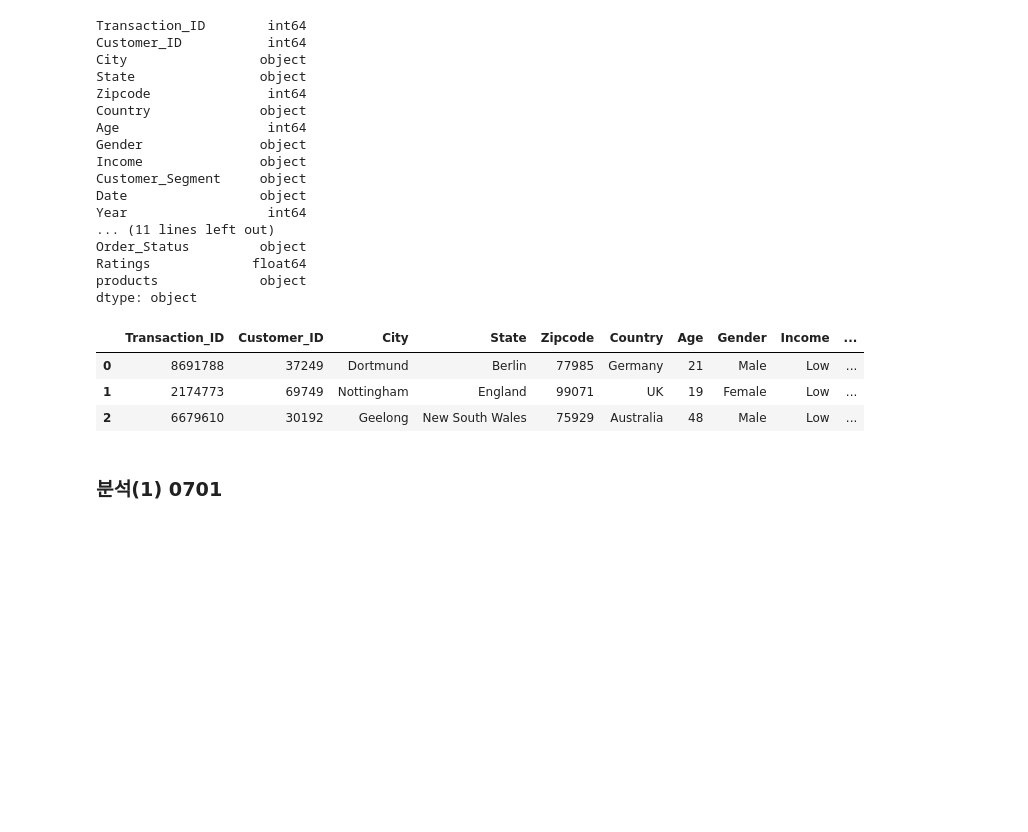
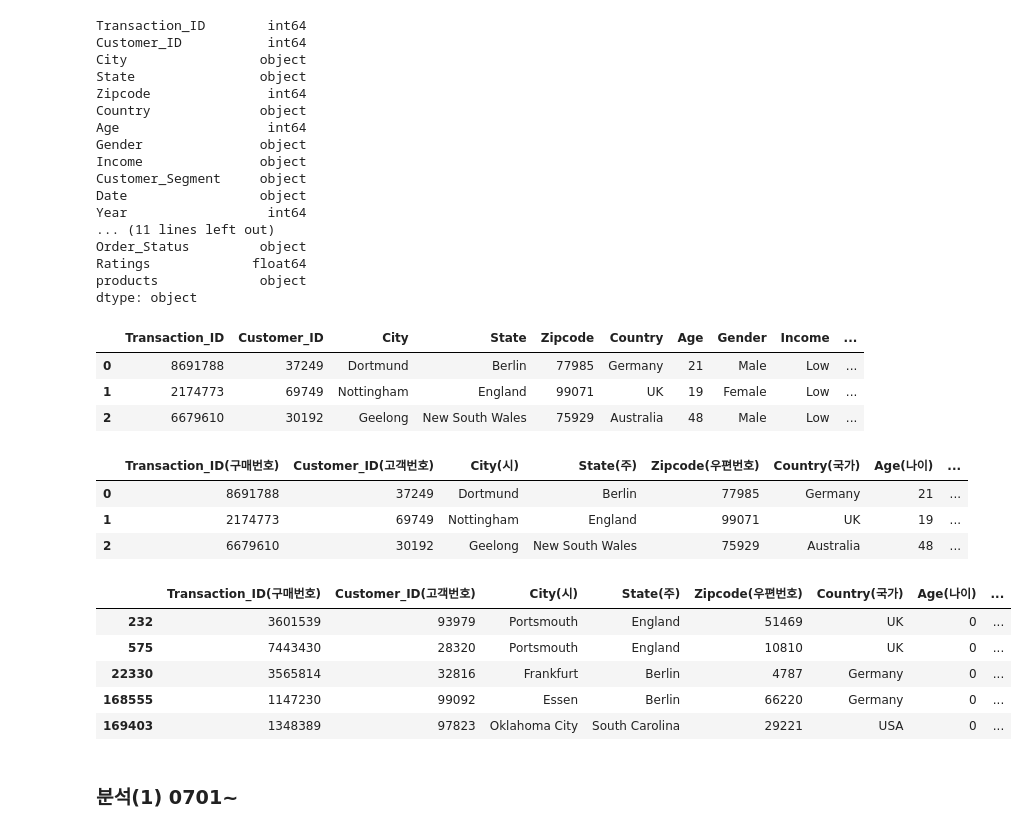
Before and after one commit to youscd/Retail_data_Analysis, a Jupyter notebook: project.ipynb, the cells around one changed output. Cells and saved outputs as stored; diff of their text form; code cells hidden in the pictures; blank space fills up the shorter version.

```diff
--- a/project.ipynb
+++ b/project.ipynb
@@ -139,4 +135,48 @@ df_notnull[:3]
 | 0 | 8691788 | 37249 | Dortmund | Berlin | 77985 | Germany | 21 | Male | Low | ... |
 | 1 | 2174773 | 69749 | Nottingham | England | 99071 | UK | 19 | Female | Low | ... |
 | 2 | 6679610 | 30192 | Geelong | New South Wales | 75929 | Australia | 48 | Male | Low | ... |
+# %%
+# 컬럼 이름 변경
+df_notnull.rename(columns={'Transaction_ID': 'Transaction_ID(구매번호)',
+                           'Customer_ID': 'Customer_ID(고객번호)',
+                           'City': 'City(시)',
+                           'State': 'State(주)',
+                           'Zipcode': 'Zipcode(우편번호)',
+                           'Country': 'Country(국가)',
+                           'Age': 'Age(나이)',
+                           'Gender': 'Gender(성별)',
+                           'Income': 'Income(소득수준)',
+                           'Customer_Segment': 'Customer_Segment(소비등급)',
+                           'Date': 'Date(구매날짜)',
+                           'Year': 'Year(연도)',
+                           'Month': 'Month(월)',
+                           'Time': 'Time(시간)',
+                           'Total_Purchases': 'Total_Purchases(총구매수)',
+                           'Amount': 'Amount(금액)',
+                           'Total_Amount': 'Total_Amount(총구매금액)',
+                           'Product_Category': 'Product_Category(카테고리)',
+                           'Product_Brand': 'Product_Brand(브랜드)',
+                           'Product_Type': 'Product_Type(상품유형)',
+                           'Feedback': 'Feedback(피드백)',
+                           'Shipping_Method': 'Shipping_Method(배송방법)',
+                           'Payment_Method': 'Payment_Method(결제방법)',
+                           'Order_Status': 'Order_Status(주문상태)',
+                           'Ratings': 'Ratings(평점)',
+                           'products': 'products(상품명)'}, inplace=True)
+# %%
+df_notnull[:3]
+# %% [output]
+|  | Transaction_ID(구매번호) | Customer_ID(고객번호) | City(시) | State(주) | Zipcode(우편번호) | Country(국가) | Age(나이) | ... |
+| 0 | 8691788 | 37249 | Dortmund | Berlin | 77985 | Germany | 21 | ... |
+| 1 | 2174773 | 69749 | Nottingham | England | 99071 | UK | 19 | ... |
+| 2 | 6679610 | 30192 | Geelong | New South Wales | 75929 | Australia | 48 | ... |
+# %%
+df_notnull[df_notnull['Age(나이)'] == 0.0][:5]
+# %% [output]
+|  | Transaction_ID(구매번호) | Customer_ID(고객번호) | City(시) | State(주) | Zipcode(우편번호) | Country(국가) | Age(나이) | ... |
+| 232 | 3601539 | 93979 | Portsmouth | England | 51469 | UK | 0 | ... |
+| 575 | 7443430 | 28320 | Portsmouth | England | 10810 | UK | 0 | ... |
+| 22330 | 3565814 | 32816 | Frankfurt | Berlin | 4787 | Germany | 0 | ... |
+| 168555 | 1147230 | 99092 | Essen | Berlin | 66220 | Germany | 0 | ... |
+| 169403 | 1348389 | 97823 | Oklahoma City | South Carolina | 29221 | USA | 0 | ... |
 # %%
@@ -143,6 +184,6 @@ df_notnull[:3]
 df_notnull.to_csv('./new_retail_data_notnull.csv', index=False)
 # %% [markdown]
-### 분석(1) 0701
+### 분석(1) 0701~
 # %%
 df_notnull = pd.read_csv('new_retail_data_notnull.csv')
 df_notnull[:3]
```
Also changed, not shown: parts of 24 cells of this notebook.
